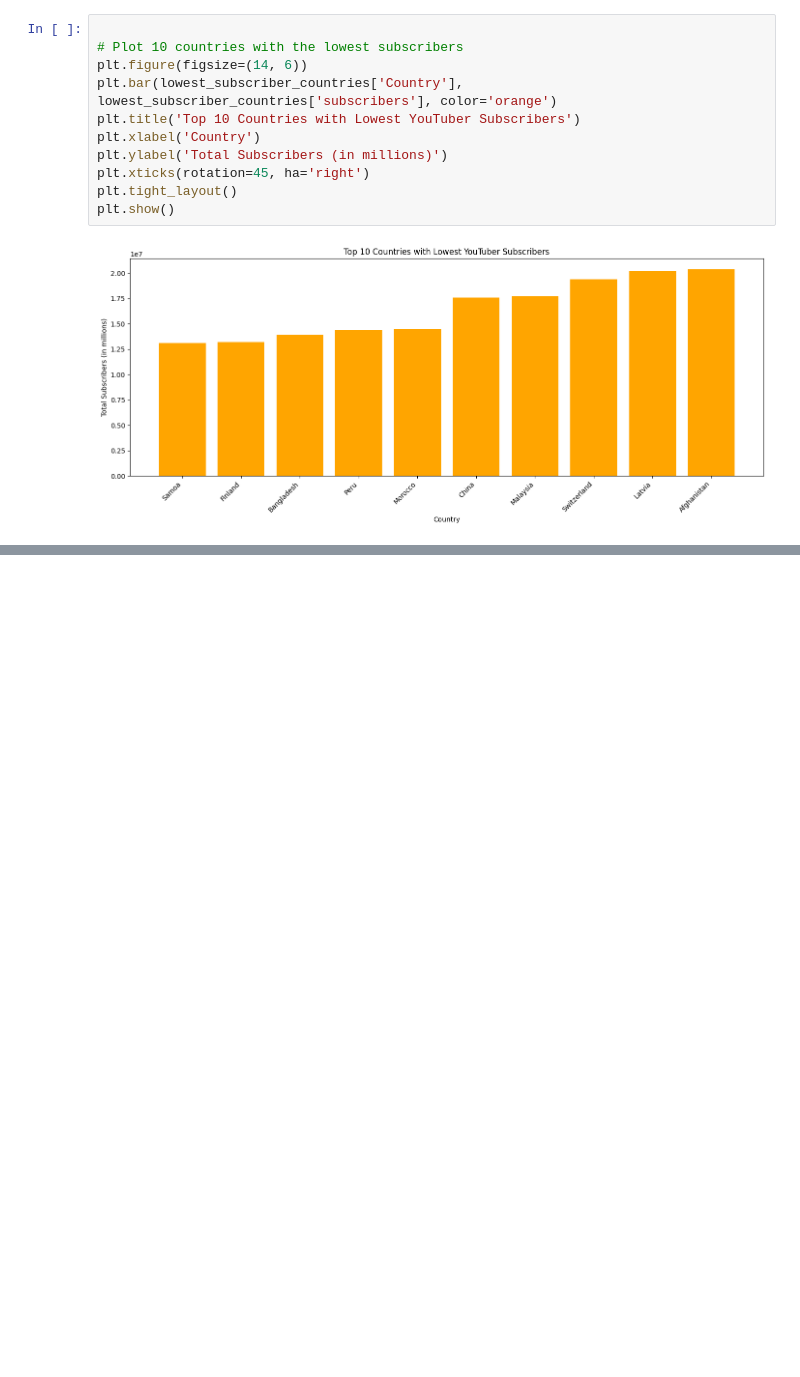
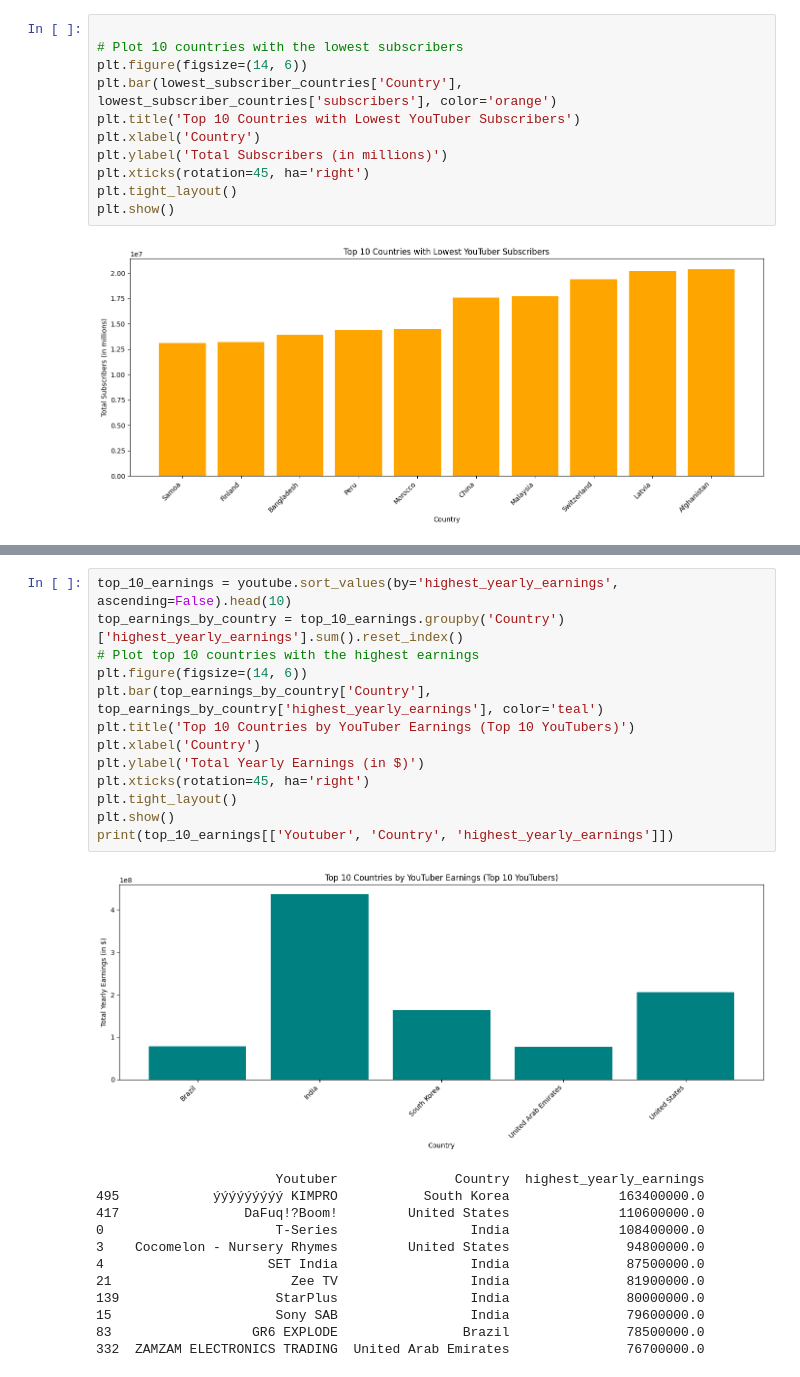
Before and after one commit to mimomaina/pythondataanalysis, a Jupyter notebook: Global_Youtube_statistics.ipynb, the cells around one changed output, grey strips where cells are left out. Saved outputs shown, nothing was run; the diff lists cells and outputs as text; blank space fills up the shorter version.

```diff
--- a/Global_Youtube_statistics.ipynb
+++ b/Global_Youtube_statistics.ipynb
@@ -344,0 +371,26 @@ plt.show()
+# %%
+top_10_earnings = youtube.sort_values(by='highest_yearly_earnings', ascending=False).head(10)
+top_earnings_by_country = top_10_earnings.groupby('Country')['highest_yearly_earnings'].sum().reset_index()
+# Plot top 10 countries with the highest earnings
+plt.figure(figsize=(14, 6))
+plt.bar(top_earnings_by_country['Country'], top_earnings_by_country['highest_yearly_earnings'], color='teal')
+plt.title('Top 10 Countries by YouTuber Earnings (Top 10 YouTubers)')
+plt.xlabel('Country')
+plt.ylabel('Total Yearly Earnings (in $)')
+plt.xticks(rotation=45, ha='right')
+plt.tight_layout()
+plt.show()
+print(top_10_earnings[['Youtuber', 'Country', 'highest_yearly_earnings']])
+# %% [output]
+[figure, added]
+                       Youtuber               Country  highest_yearly_earnings
+495            ýýýýýýýýý KIMPRO           South Korea              163400000.0
+417                DaFuq!?Boom!         United States              110600000.0
+0                      T-Series                 India              108400000.0
+3    Cocomelon - Nursery Rhymes         United States               94800000.0
+4                     SET India                 India               87500000.0
+21                       Zee TV                 India               81900000.0
+139                    StarPlus                 India               80000000.0
+15                     Sony SAB                 India               79600000.0
+83                  GR6 EXPLODE                Brazil               78500000.0
+332  ZAMZAM ELECTRONICS TRADING  United Arab Emirates               76700000.0
```
Also changed, not shown: parts of 4 cells of this notebook.
